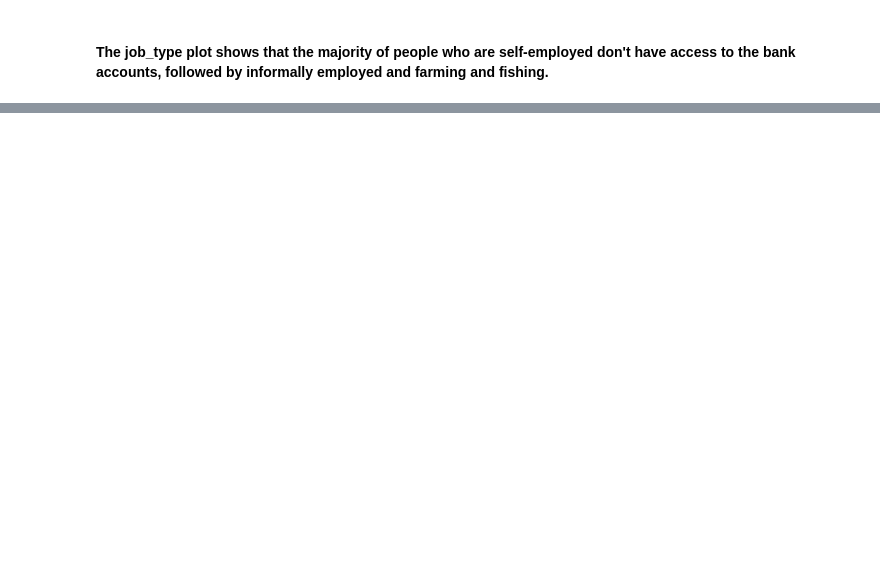
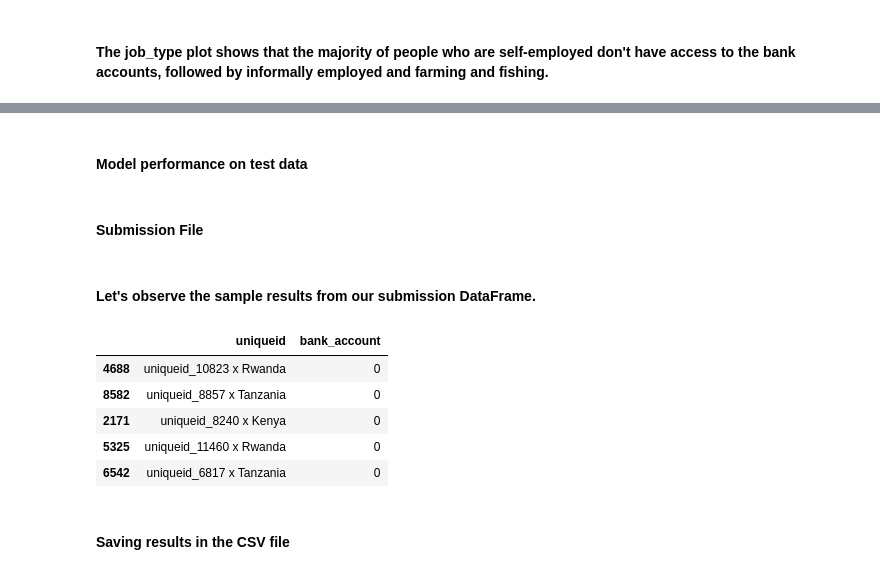
Before and after one commit to MaameAbaArhin/Financial_Inclusion_Project, a Jupyter notebook: Financial_Inclusion_P.ipynb, the cells around one changed output, grey strips where cells are left out. Drawn from its saved outputs; the diff is of its cells as text; code cells hidden in the pictures; blank space fills up the shorter version.

Commit message:
Creating a Model for the Prediction

```diff
--- a/Financial_Inclusion_P.ipynb
+++ b/Financial_Inclusion_P.ipynb
@@ -165,0 +411,13 @@ plt.xticks(
+# %%
+# Import GridSearchCV
+from sklearn.model_selection import GridSearchCV
+
+# Optimize model parameters
+param_grid = {'min_child_weighth': [1, 5, 10],
+        'gamma': [0.5, 1],
+        'subsample': [0.6, 0.8, 1.0],
+        'max_depth': [3, 5]
+        }
+my_xgb_model = GridSearchCV(xg_model, param_grid,n_jobs=-1,verbose=2,cv=5)
+my_xgb_model.fit(X_Train, y_Train)
+print(my_xgb_model.best_params_)
@@ -165,0 +431,11 @@ plt.xticks(
+# %%
+from sklearn.metrics import confusion_matrix, accuracy_score
+
+# fit by setting best parameters and Evaluate model
+xgb_model = XGBClassifier(min_child_weight=1, gamma=1, subsample=0.8, max_depth=5)
+
+xgb_model.fit(X_Train, y_Train)
+y_pred = xgb_model.predict(X_Val)
+
+# Get error rate
+print("Error rate of the XGB classifier: ", 1 - accuracy_score(y_val, y_pred))
@@ -165,0 +446,24 @@ plt.xticks(
+# %% [markdown]
+#### Model performance on test data
+# %%
+# Get the predicted result for the test Data
+test.bank_account = xgb_model.predict(processed_test)
+# %% [markdown]
+#### Submission File
+# %%
+# Create submission DataFrame
+submission = pd.DataFrame({"uniqueid": test["uniqueid"] + " x " + test["country"],"bank_account": test.bank_account})
+# %% [markdown]
+#### Let's observe the sample results from our submission DataFrame.
+# %%
+#show the five sample
+submission.sample(5)
+# %% [output]
+|  | uniqueid | bank_account |
+| 4688 | uniqueid_10823 x Rwanda | 0 |
+| 8582 | uniqueid_8857 x Tanzania | 0 |
+| 2171 | uniqueid_8240 x Kenya | 0 |
+| 5325 | uniqueid_11460 x Rwanda | 0 |
+| 6542 | uniqueid_6817 x Tanzania | 0 |
+# %% [markdown]
+#### Saving results in the CSV file
```
Also changed, not shown: parts of 45 cells of this notebook.
